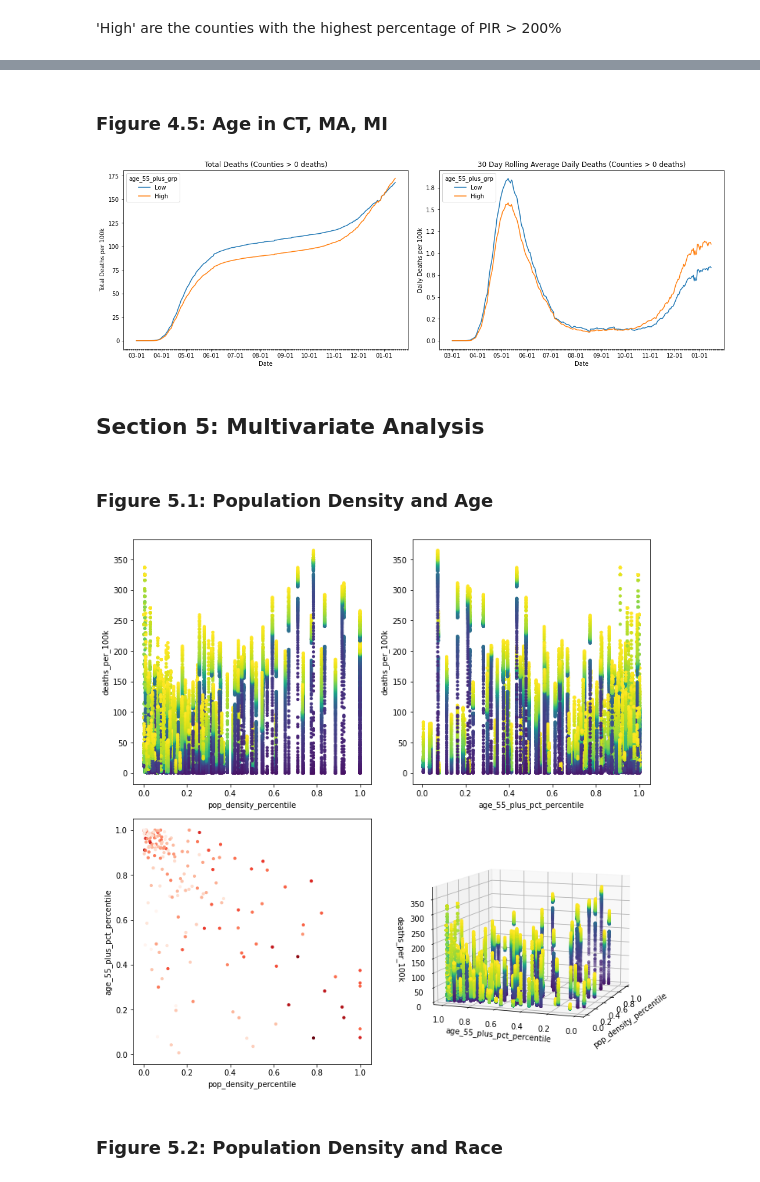
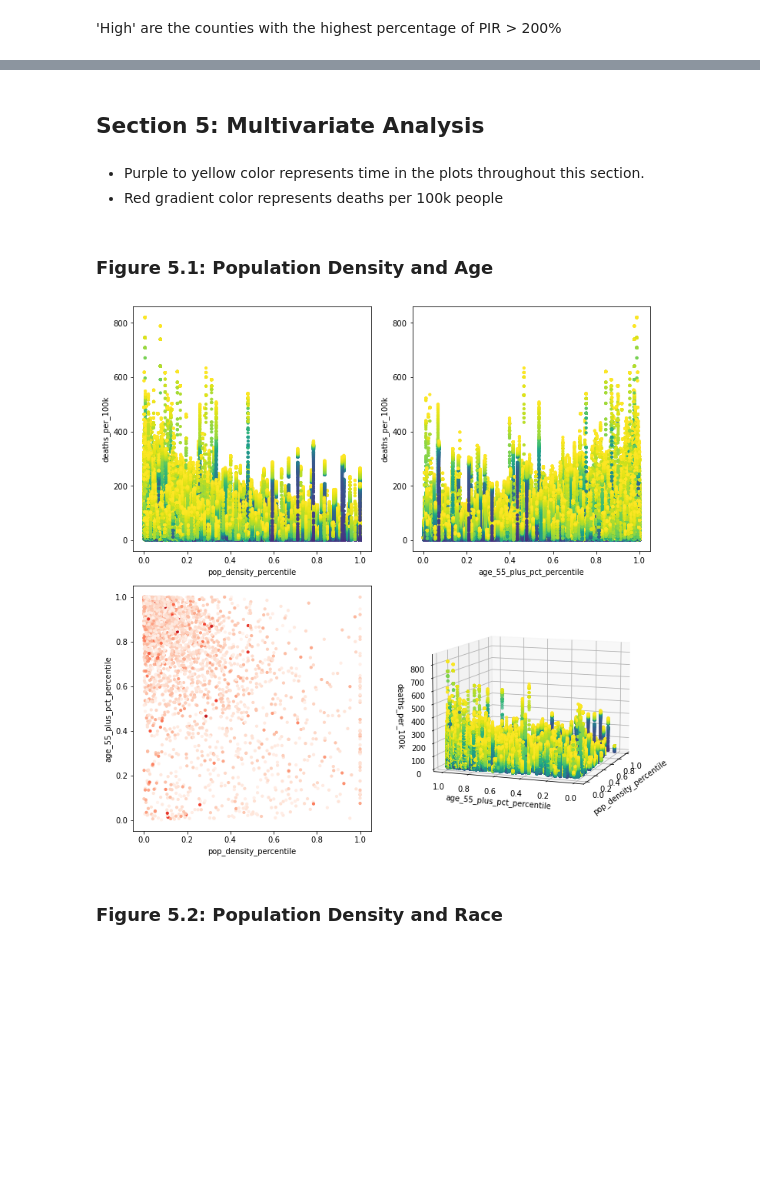
Before and after one commit to JaaLynch/covid, a Jupyter notebook: covidVisualizations.ipynb, the cells around one changed output, grey strips where cells are left out. Drawn from its saved outputs; the diff is of its cells as text; code cells hidden in the pictures; blank space fills up the shorter version.

```diff
--- a/covidVisualizations.ipynb
+++ b/covidVisualizations.ipynb
@@ -161,19 +157,15 @@ plotGroupedDeathCurves(data, states=states, rolling_ave=30, bycol='age_55_plus_g
-# %% [markdown]
-### Figure 4.5: Age in CT, MA, MI
-# %%
-states = ['CT','MA', 'MI']
-plotGroupedDeathCurves(data, states=states, rolling_ave=30, bycol='age_55_plus_grp', start_date='2020-03-01')
-# %% [output]
-[figure, removed]
 # %% [markdown]
 ## Section 5: Multivariate Analysis
+# %% [markdown]
+* Purple to yellow color represents time in the plots throughout this section.
+* Red gradient color represents deaths per 100k people
 # %% [markdown]
 ### Figure 5.1: Population Density and Age
 # %%
-states = ['NY','NJ','CT','MA','MI']
+states = list(data.state_code.unique())
 plotInteractions(data, 'pop_density_percentile', 'age_55_plus_pct_percentile', 'deaths_per_100k',states)
 # %% [output]
-[figure, old version]
+[figure, new version]
 # %% [markdown]
 ### Figure 5.2: Population Density and Race
 # %%
```
Also changed, not shown: parts of 21 cells of this notebook.
